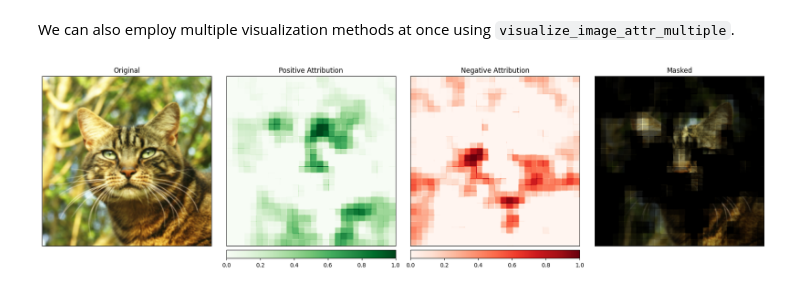
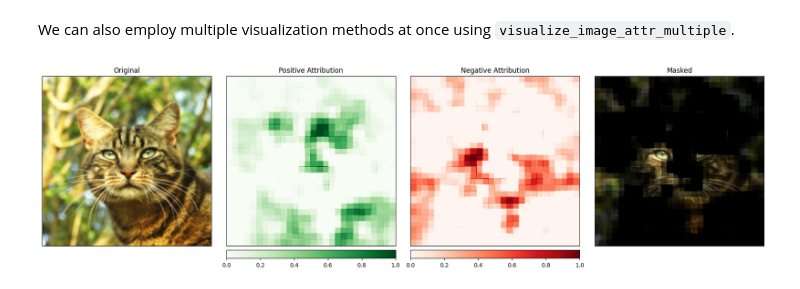
Before and after one commit to ruc-practical-ai/fall-2024-class-05, a Jupyter notebook: notebooks/02_model_explainability_with_captum.ipynb, the cells around one changed output. Cells and saved outputs as stored; diff of their text form; code cells hidden in the pictures.

```diff
--- a/notebooks/02_model_explainability_with_captum.ipynb
+++ b/notebooks/02_model_explainability_with_captum.ipynb
@@ -382,17 +384,17 @@ We can also employ multiple visualization methods at once using `visualize_image
 # %%
 _ = viz.visualize_image_attr_multiple(
     np.transpose(attributions_occ.squeeze().cpu().detach().numpy(), (1, 2, 0)),
     np.transpose(transformed_img.squeeze().cpu().detach().numpy(), (1, 2, 0)),
     ["original_image", "heat_map", "heat_map", "masked_image"],
-    ["all", "positive", "negative", "positive"],
+    ["all", "positive", "negative", "negative"],
     show_colorbar=True,
     titles=[
         "Original",
         "Positive Attribution",
         "Negative Attribution",
         "Masked",
     ],
     fig_size=(18, 6),
 )
 # %% [output]
-[figure, old version]
+[figure, new version]
```
Also changed, not shown: parts of 1 cell of this notebook, 4 other files.
